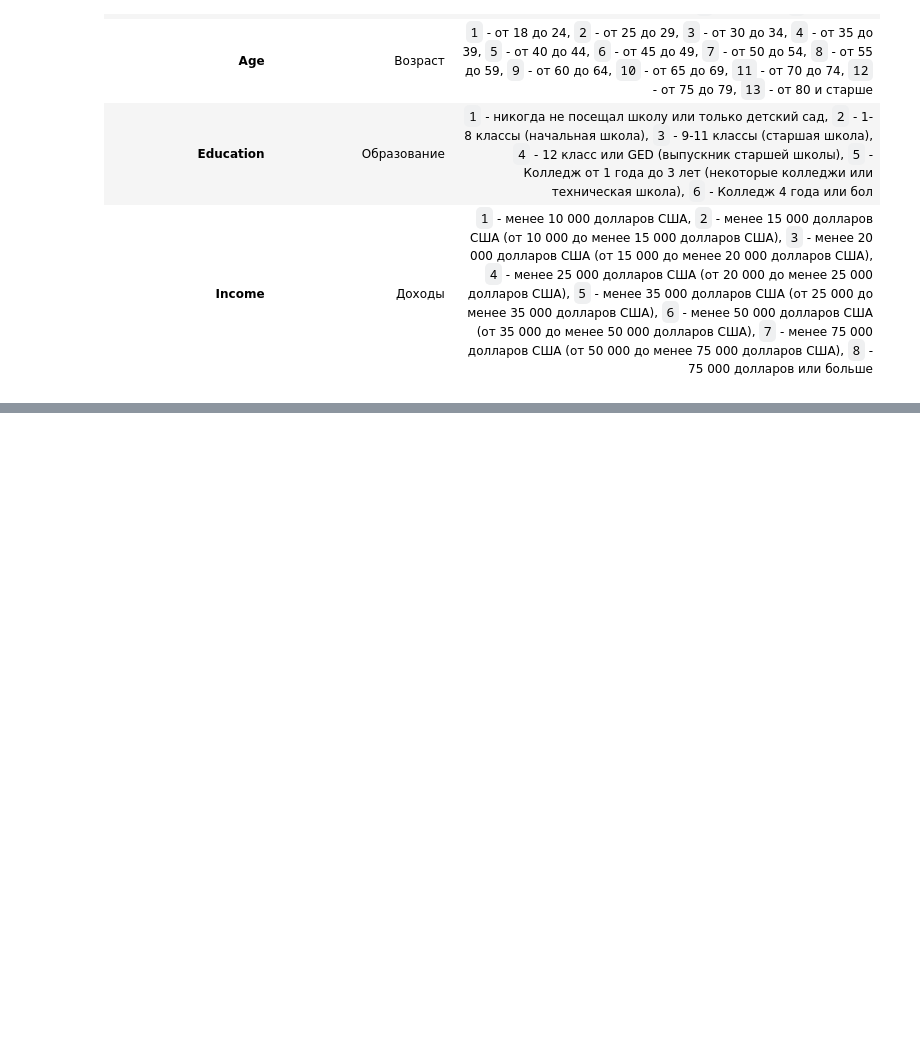
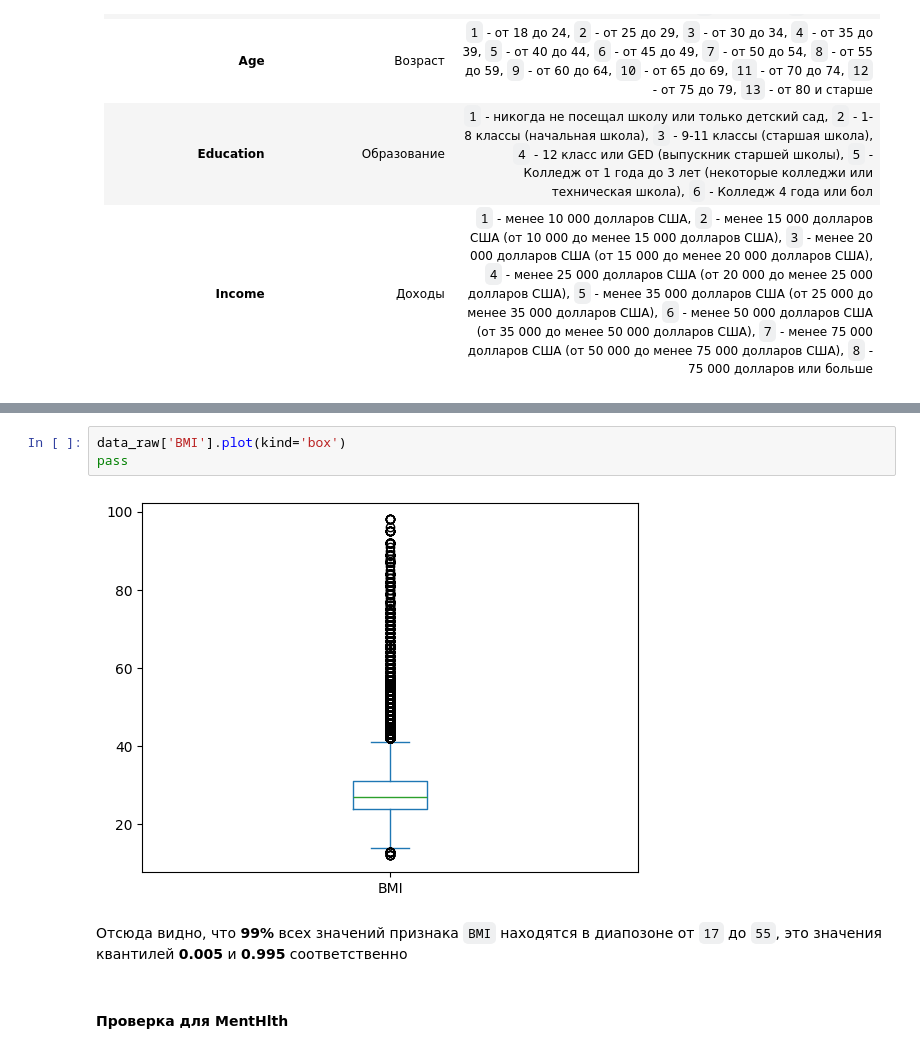
Before and after one commit to qr3x/MLDA-4th-year, a Jupyter notebook: Statistical classification.ipynb, the cells around one changed output, grey strips where cells are left out. Saved outputs shown, nothing was run; the diff lists cells and outputs as text; blank space fills up the shorter version.

```diff
--- a/Statistical classification.ipynb
+++ b/Statistical classification.ipynb
@@ -97,0 +199,9 @@ memory usage: 42.6 MB
+# %%
+data_raw['BMI'].plot(kind='box')
+pass
+# %% [output]
+[figure, added]
+# %% [markdown]
+Отсюда видно, что **99%** всех значений признака `BMI` находятся в диапозоне от `17` до `55`, это значения квантилей **0.005** и **0.995** соответственно
+# %% [markdown]
+#### Проверка для MentHlth
```
Also changed, not shown: parts of 72 cells of this notebook, 2 other files.
